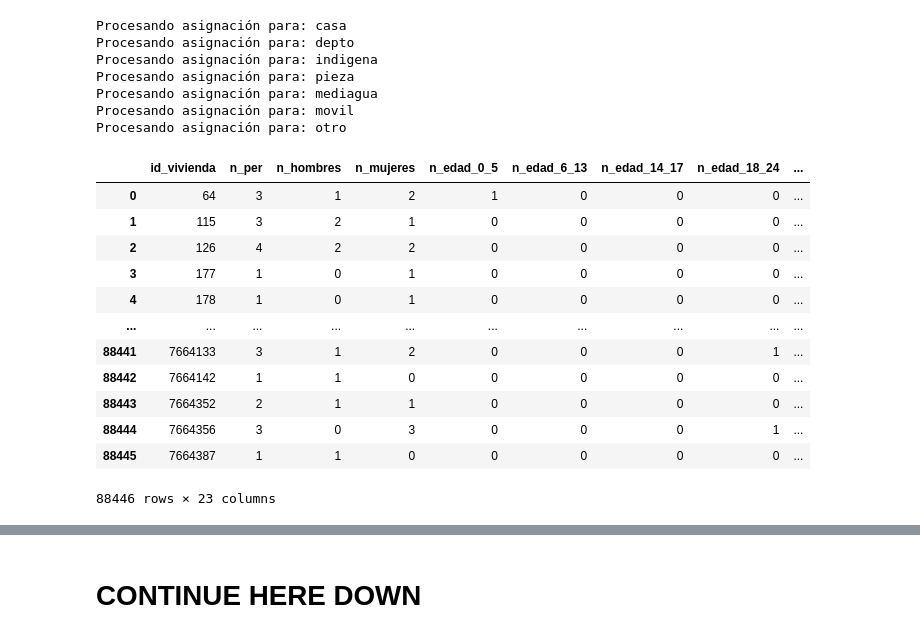
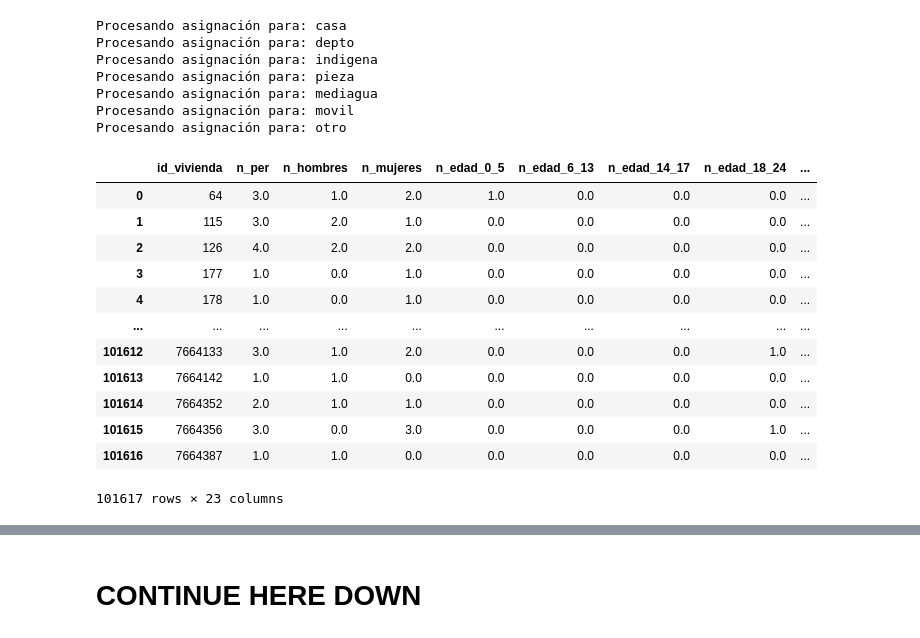
Before and after one commit to zetaso/census-localization, a Jupyter notebook: main.ipynb, the cells around one changed output, grey strips where cells are left out. Cells and saved outputs as stored; diff of their text form; code cells hidden in the pictures.

```diff
--- a/main.ipynb
+++ b/main.ipynb
@@ -274,7 +289,7 @@ viv_df[["tipo_viv"]]
 101617 rows × 1 columns
 # %%
 # añadir la columna tipo reducido a houses_df (la que tiene los valores agregados de sus personas)
-houses_df = houses_df.merge(viv_df[["id_vivienda", "tipo_viv"]], "left", on="id_vivienda")
+houses_df = houses_df.merge(viv_df[["id_vivienda", "tipo_viv"]], "right", on="id_vivienda")
 houses_df
 # %% [output]
 |  | id_vivienda | n_per | n_hombres | n_mujeres | n_edad_0_5 | n_edad_6_13 | n_edad_14_17 | n_edad_18_24 | ... |
@@ -307,0 +349,39 @@ categorias_vivienda = [
+# %%
+df = pd.DataFrame()
+blocks_gdf = blocks_gdf.copy()
+
+for tipo in categorias_vivienda:
+    viv_tipo = viv_df[viv_df.tipo_viv == tipo].copy()
+    houses = len(viv_tipo)
+
+    col_capacity = f"n_tipo_viv_{tipo}"
+    capacity = blocks_gdf[col_capacity].sum()
+    delta = houses - capacity
+    prop = houses * 100.0 / capacity
+    fix_percentage = (houses - capacity) / capacity
+
+    blocks_gdf[col_capacity] = blocks_gdf[col_capacity] * (1.0 + fix_percentage)
+    blocks_gdf[col_capacity] = np.round(blocks_gdf[col_capacity])
+
+    fix_capacity = capacity = blocks_gdf[col_capacity].sum()
+    fix_delta = houses - fix_capacity
+    if fix_delta < len(blocks_gdf):
+        # let n be the diff, if n < len(blocks) select n random blocks and add 1
+        random_idx = np.random.random_integers(0, len(blocks_gdf) - 1, int(fix_delta))
+        idx = blocks_gdf.iloc[random_idx].index
+        blocks_gdf.loc[idx, col_capacity] = blocks_gdf.loc[idx, col_capacity] + 1
+
+    fix_capacity2 = blocks_gdf[col_capacity].sum()
+
+    df.loc[tipo, "houses"] = houses
+    df.loc[tipo, "capacity"] = capacity
+    df.loc[tipo, "delta"] = delta
+    df.loc[tipo, "prop"] = prop
+    df.loc[tipo, "fix_percentage"] = fix_percentage
+    df.loc[tipo, "fix_capacity"] = fix_capacity
+    df.loc[tipo, "fix_delta"] = fix_delta
+    df.loc[tipo, "fix_capacity2"] = fix_capacity2
+
+df.loc["nan", "houses"] = len(viv_df[viv_df.tipo_viv.isna()])
+
+df
@@ -409,18 +499,20 @@ Procesando asignación para: mediagua
 Procesando asignación para: movil
 Procesando asignación para: otro
 # %%
+houses_df.MANZENT = houses_df.MANZENT.astype(int)
+blocks_gdf.MANZENT = blocks_gdf.MANZENT.astype(int)
 houses_df
 # %% [output]
 |  | id_vivienda | n_per | n_hombres | n_mujeres | n_edad_0_5 | n_edad_6_13 | n_edad_14_17 | n_edad_18_24 | ... |
-| 0 | 64 | 3 | 1 | 2 | 1 | 0 | 0 | 0 | ... |
-| 1 | 115 | 3 | 2 | 1 | 0 | 0 | 0 | 0 | ... |
-| 2 | 126 | 4 | 2 | 2 | 0 | 0 | 0 | 0 | ... |
-| 3 | 177 | 1 | 0 | 1 | 0 | 0 | 0 | 0 | ... |
-| 4 | 178 | 1 | 0 | 1 | 0 | 0 | 0 | 0 | ... |
+| 0 | 64 | 3.0 | 1.0 | 2.0 | 1.0 | 0.0 | 0.0 | 0.0 | ... |
+| 1 | 115 | 3.0 | 2.0 | 1.0 | 0.0 | 0.0 | 0.0 | 0.0 | ... |
+| 2 | 126 | 4.0 | 2.0 | 2.0 | 0.0 | 0.0 | 0.0 | 0.0 | ... |
+| 3 | 177 | 1.0 | 0.0 | 1.0 | 0.0 | 0.0 | 0.0 | 0.0 | ... |
+| 4 | 178 | 1.0 | 0.0 | 1.0 | 0.0 | 0.0 | 0.0 | 0.0 | ... |
 | ... | ... | ... | ... | ... | ... | ... | ... | ... | ... |
-| 88441 | 7664133 | 3 | 1 | 2 | 0 | 0 | 0 | 1 | ... |
-| 88442 | 7664142 | 1 | 1 | 0 | 0 | 0 | 0 | 0 | ... |
-| 88443 | 7664352 | 2 | 1 | 1 | 0 | 0 | 0 | 0 | ... |
-| 88444 | 7664356 | 3 | 0 | 3 | 0 | 0 | 0 | 1 | ... |
-| 88445 | 7664387 | 1 | 1 | 0 | 0 | 0 | 0 | 0 | ... |
+| 101612 | 7664133 | 3.0 | 1.0 | 2.0 | 0.0 | 0.0 | 0.0 | 1.0 | ... |
+| 101613 | 7664142 | 1.0 | 1.0 | 0.0 | 0.0 | 0.0 | 0.0 | 0.0 | ... |
+| 101614 | 7664352 | 2.0 | 1.0 | 1.0 | 0.0 | 0.0 | 0.0 | 0.0 | ... |
+| 101615 | 7664356 | 3.0 | 0.0 | 3.0 | 0.0 | 0.0 | 0.0 | 1.0 | ... |
+| 101616 | 7664387 | 1.0 | 1.0 | 0.0 | 0.0 | 0.0 | 0.0 | 0.0 | ... |
-88446 rows × 23 columns
+101617 rows × 23 columns
```
Also changed, not shown: parts of 12 cells of this notebook.
